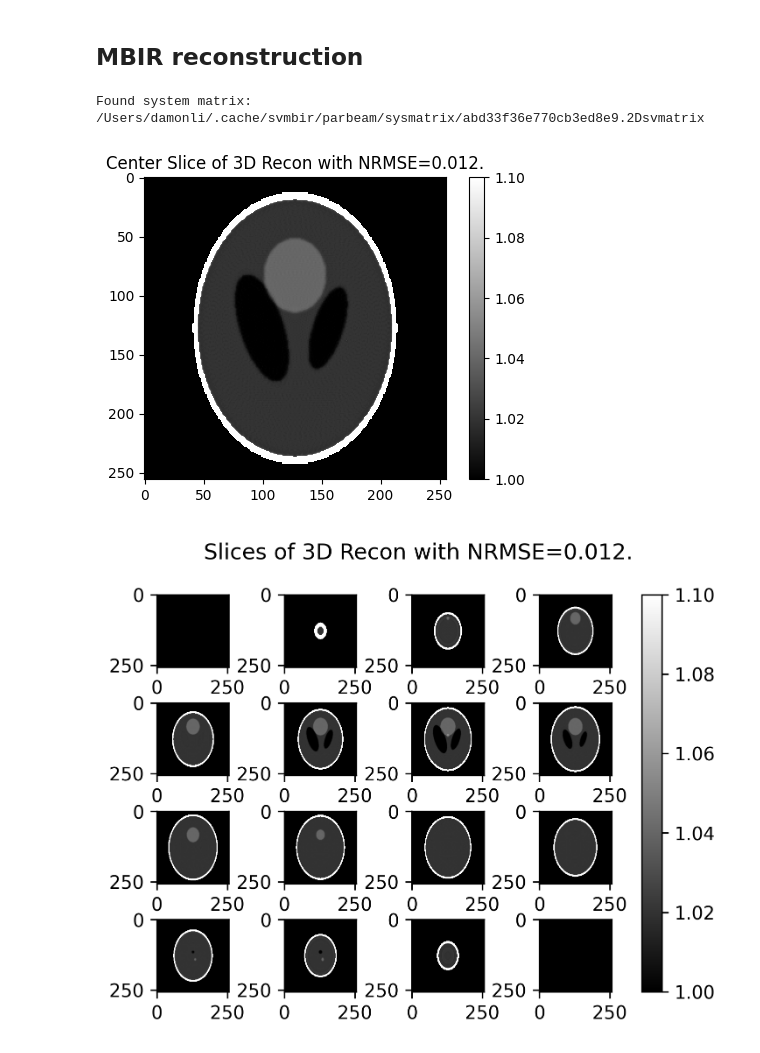
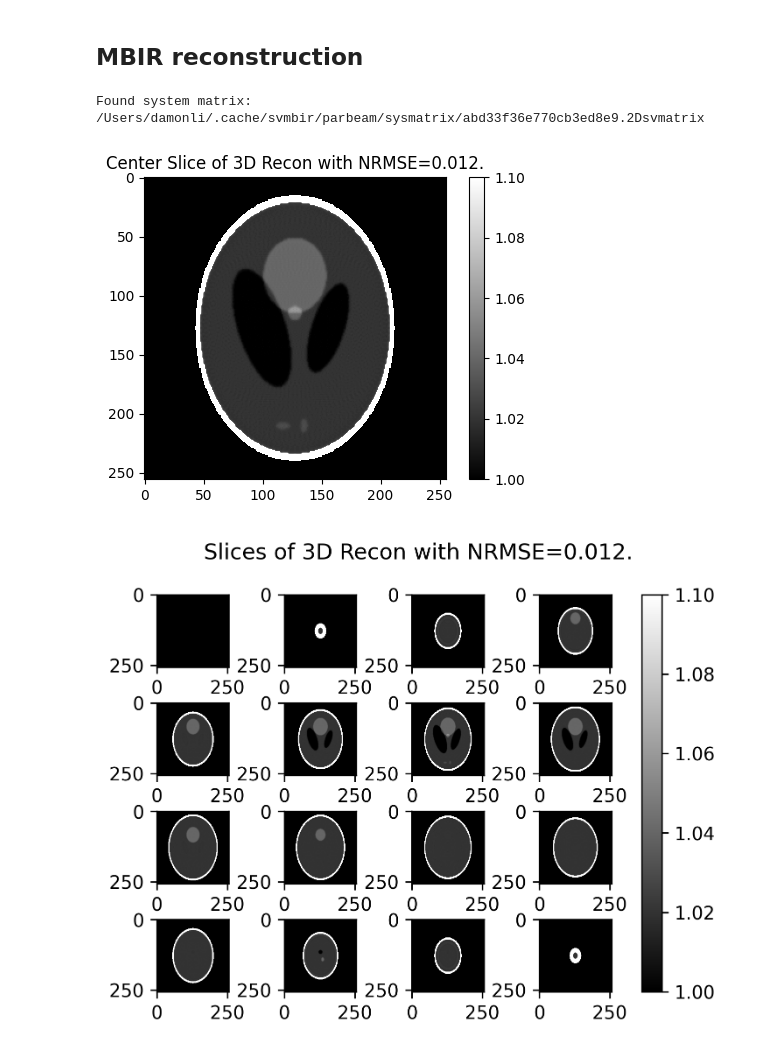
Before and after one commit to cabouman/svmbir, a Jupyter notebook: docs/source/ipynb/demo_3D_shepp_logan.ipynb, the cells around one changed output. Drawn from its saved outputs; the diff is of its cells as text; code cells hidden in the pictures.

```diff
--- a/docs/source/ipynb/demo_3D_shepp_logan.ipynb
+++ b/docs/source/ipynb/demo_3D_shepp_logan.ipynb
@@ -32,8 +32,8 @@ def plot_image(img, title=None, vmin=None, vmax=None):
 num_rows = 256
 num_cols = num_rows
 center_slice = 16
-num_slices = 2*center_slice
-
+num_slices = 2*center_slice+1
+display_slice = 12
 # Simulated sinogram parameters
 num_views = 144
 
@@ -82,20 +82,20 @@ Found system matrix: /Users/damonli/.cache/svmbir/parbeam/sysmatrix/abd33f36e770
 # %%
 # Determine resulting number of views, slices, and channels
 (num_views, num_slices, num_channels) = sino.shape
 
 # Perform MBIR reconstruction
 recon = svmbir.recon(sino, angles, num_rows=num_rows, num_cols=num_cols, T=T, p=p, sharpness=sharpness, snr_db=snr_db)
 
 # Compute Normalized Root Mean Squared Error
 nrmse = svmbir.phantom.nrmse(recon, phantom)
 
 # display reconstruction
 mpl.rcParams['figure.dpi'] = 100
 title = f'Center Slice of 3D Recon with NRMSE={nrmse:.3f}.'
-plot_image(recon[center_slice-3], title=title, vmin=1.0, vmax=1.1)
+plot_image(recon[display_slice], title=title, vmin=1.0, vmax=1.1)
 # %% [output]
 Found system matrix: /Users/damonli/.cache/svmbir/parbeam/sysmatrix/abd33f36e770cb3ed8e9.2Dsvmatrix
-[figure, old version]
+[figure, new version]
 # %%
 mpl.rcParams['figure.dpi'] = 300
 
@@ -111,4 +111,4 @@ fig.suptitle(title)
 plt.show()
 plt.close()
 # %% [output]
-[figure, old version]
+[figure, new version]
```
Also changed, not shown: parts of 6 cells of this notebook.
